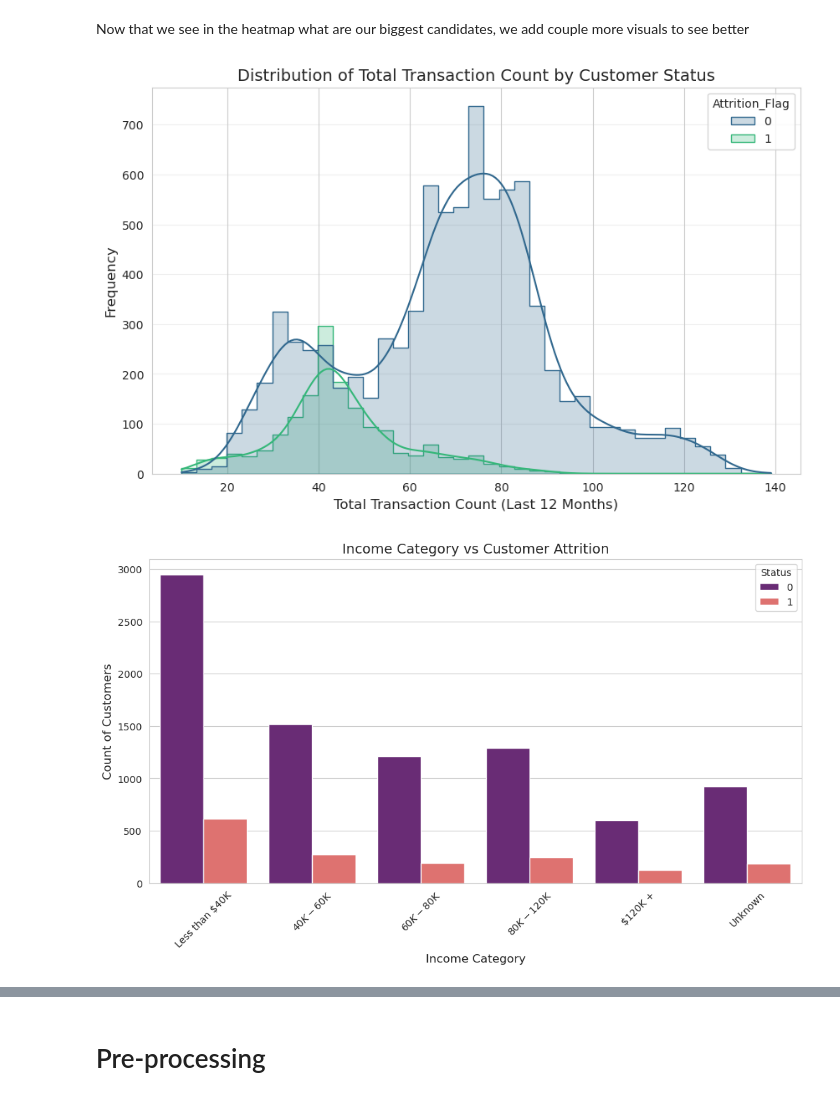
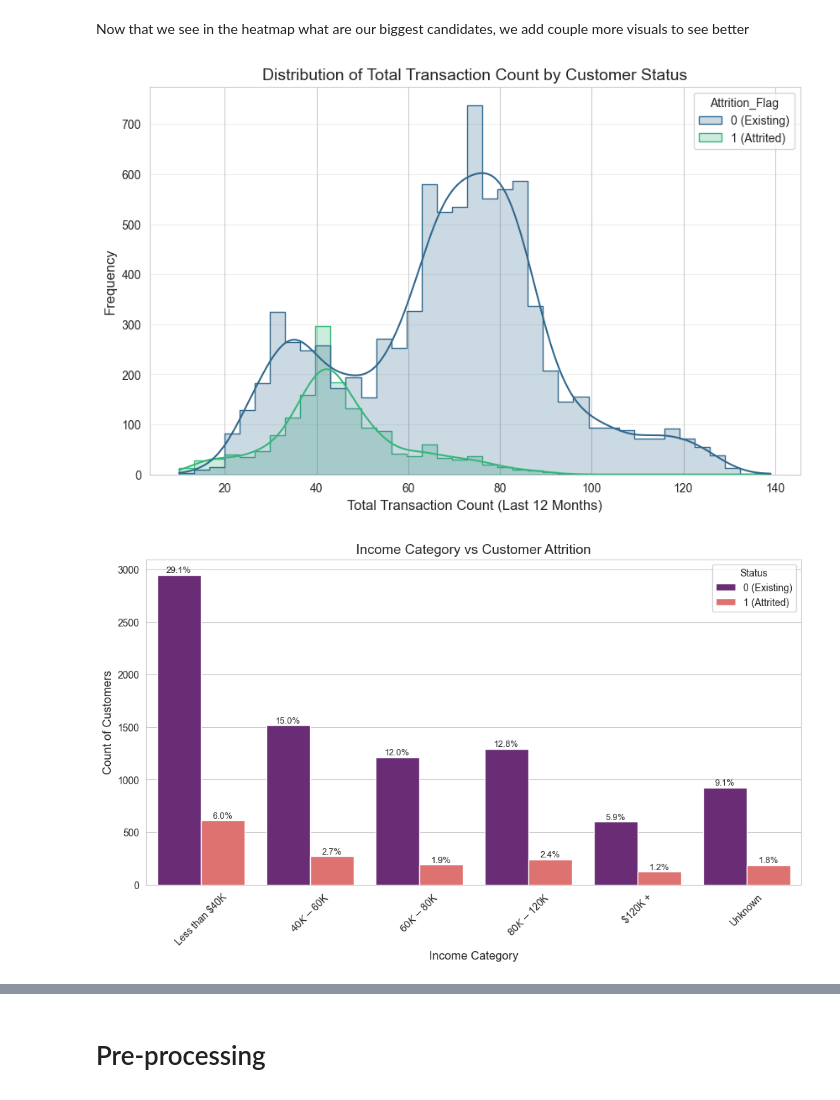
Before and after one commit to efeherek/Predicting-Credit-Card-Attrition, a Jupyter notebook: Project_Jupyter.ipynb, the cells around one changed output, grey strips where cells are left out. Cells and saved outputs as stored; diff of their text form; code cells hidden in the pictures.

```diff
--- a/Project_Jupyter.ipynb
+++ b/Project_Jupyter.ipynb
@@ -12,8 +12,8 @@ import numpy as np
 import matplotlib.pyplot as plt
 import seaborn as sns
 
-df = pd.read_csv('/home/efeherek/Desktop/Data_Analytics_Lab/Project/data/BankChurners.csv')
-
+DATA_PATH = 'data/BankChurners.csv'
+df = pd.read_csv(DATA_PATH)
 
 #deleting clientum id, naive bayes and avg utilization ratio columns as they are not relevant and/or raw data
 df = df.iloc[:, 1:-2]
@@ -137,7 +188,22 @@ Name: Credit_Limit, dtype: float64
 # %%
 # Card category
+
 plt.figure(figsize=(8,5))
-sns.countplot(x='Card_Category', hue= 'Attrition_Flag', data = df)
+ax = sns.countplot(
+    x='Card_Category',
+    hue=df['Attrition_Flag'].map({0: '0 (Existing)', 1: '1 (Attrited)'}),
+    data = df)
+
+total_customers = len(df)
+for p in ax.patches:
+    height = p.get_height()
+    if height > 0:
+        percentage = f'{100 * height / total_customers:.1f}%'
+        x = p.get_x() + p.get_width() / 2
+        y = height
+        ax.annotate(percentage, (x, y + 50), ha='center', va='bottom', fontsize=9)
+
+plt.title('Customer Attrition by Card Category')
 plt.savefig('Plots/attrition_by_card_category.png')
 plt.show()
 # %% [output]
@@ -178,7 +244,13 @@ Now that we see in the heatmap what are our biggest candidates, we add couple mo
 # %%
 #total transaction count dist. and relevance to attrition because heatmap showed it has strong correlation with attrition flag
 plt.figure(figsize=(10, 6))
-sns.histplot(data=df, x='Total_Trans_Ct', hue='Attrition_Flag', kde=True, element="step", palette='viridis')
+sns.histplot(
+    data=df,
+    x='Total_Trans_Ct',
+    hue=df['Attrition_Flag'].map({0: '0 (Existing)', 1: '1 (Attrited)'}),
+    kde=True,
+    element="step",
+    palette='viridis')
 plt.title('Distribution of Total Transaction Count by Customer Status', fontsize=14)
 plt.xlabel('Total Transaction Count (Last 12 Months)', fontsize=12)
 plt.ylabel('Frequency', fontsize=12)
@@ -186,22 +258,32 @@ plt.grid(axis='y', alpha=0.3)
 plt.savefig('Plots/histogram_trans_ct.png')
 plt.show()
 # %% [output]
-[figure, old version]
+[figure, new version]
 # %%
 # Bar Chart of Income_Category
 # We categorize the income categories in an order that makes it better for visualizaiton.
 income_order = ['Less than $40K', '$40K - $60K', '$60K - $80K', '$80K - $120K', '$120K +', 'Unknown']
 plt.figure(figsize=(12, 6))
-sns.countplot(data=df, x='Income_Category', hue='Attrition_Flag', order=income_order, palette='magma')
+ax = sns.countplot(data=df, x='Income_Category', hue='Attrition_Flag', order=income_order, palette='magma')
 plt.title('Income Category vs Customer Attrition', fontsize=14)
 plt.xlabel('Income Category', fontsize=12)
 plt.ylabel('Count of Customers', fontsize=12)
+plt.xticks(rotation=45)
+plt.legend(title='Status', labels=['0 (Existing)', '1 (Attrited)'])
+
+total_customers = len(df)
+for p in ax.patches:
+    height = p.get_height()
+    if height > 0:
+        percentage = f'{100 * height / total_customers:.1f}%'
+        x = p.get_x() + p.get_width() / 2
+        y = height
+        ax.annotate(percentage, (x, y), ha='center', va='bottom', fontsize=9)
+
 plt.savefig('Plots/bar_income_category.png')
-plt.xticks(rotation=45)
-plt.legend(title='Status')
 plt.show()
 # %% [output]
-[figure, old version]
+[figure, new version]
 # %%
 #  Boxplot total revolving balance and relevance to attrition also because of strong correlation in heatmap.
 plt.figure(figsize=(10, 6))
```
Also changed, not shown: parts of 8 cells of this notebook, 9 other files.
